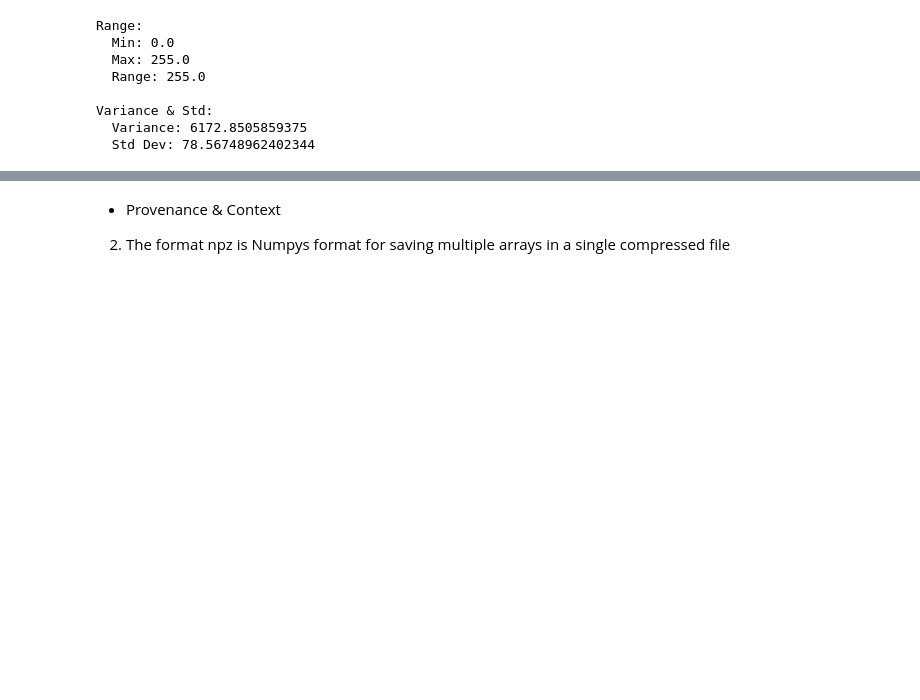
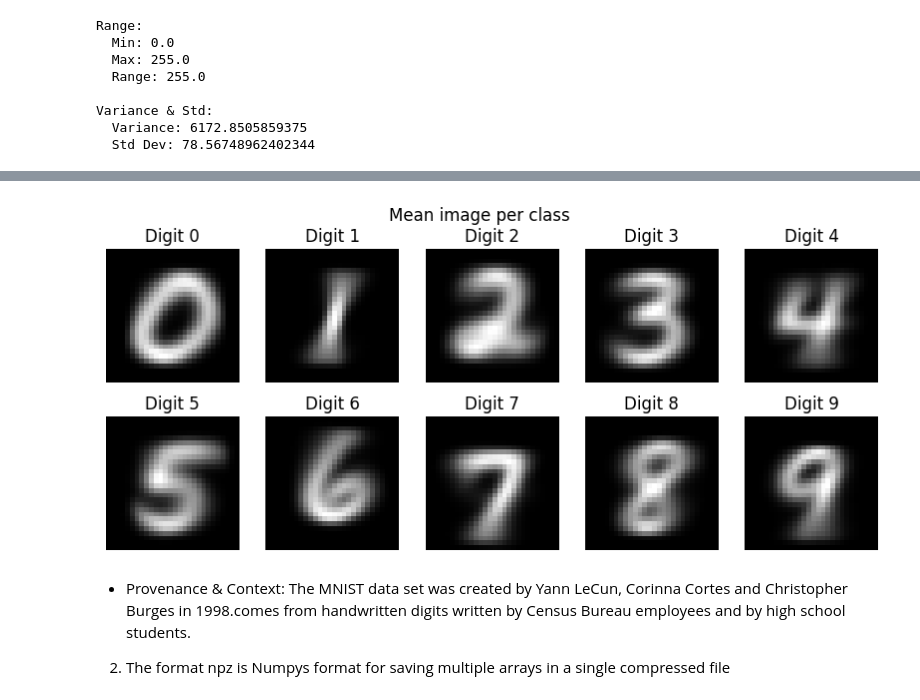
Before and after one commit to herbstsonne/thn-aia-classroom-create-lenet1-cnn-in-pytorch-aia-lenet-template, a Jupyter notebook: pytorch_playground.ipynb, the cells around one changed output, grey strips where cells are left out. Drawn from its saved outputs; the diff is of its cells as text; code cells hidden in the pictures; blank space fills up the shorter version.

```diff
--- a/pytorch_playground.ipynb
+++ b/pytorch_playground.ipynb
@@ -294,5 +301,18 @@ plt.show()
+# %%
+fig, axes = plt.subplots(2, 5, figsize=(10, 4))
+for digit in range(10):
+    mask = train_dataset.targets == digit
+    avg_img = train_dataset.data[mask].float().mean(0)  # average image
+    ax = axes[digit // 5][digit % 5]
+    ax.imshow(avg_img, cmap='gray')
+    ax.set_title(f"Digit {digit}")
+    ax.axis('off')
+plt.suptitle("Mean image per class")
+plt.show()
+# %% [output]
+[figure, added]
 # %% [markdown]
 
-- Provenance & Context
+- Provenance & Context: The MNIST data set was created by Yann LeCun, Corinna Cortes and Christopher Burges in 1998.comes from handwritten digits written by Census Bureau employees and by high school students.
 
 2. The format npz is Numpys format for saving multiple arrays in a single compressed file
```
Also changed, not shown: parts of 2 cells of this notebook.
